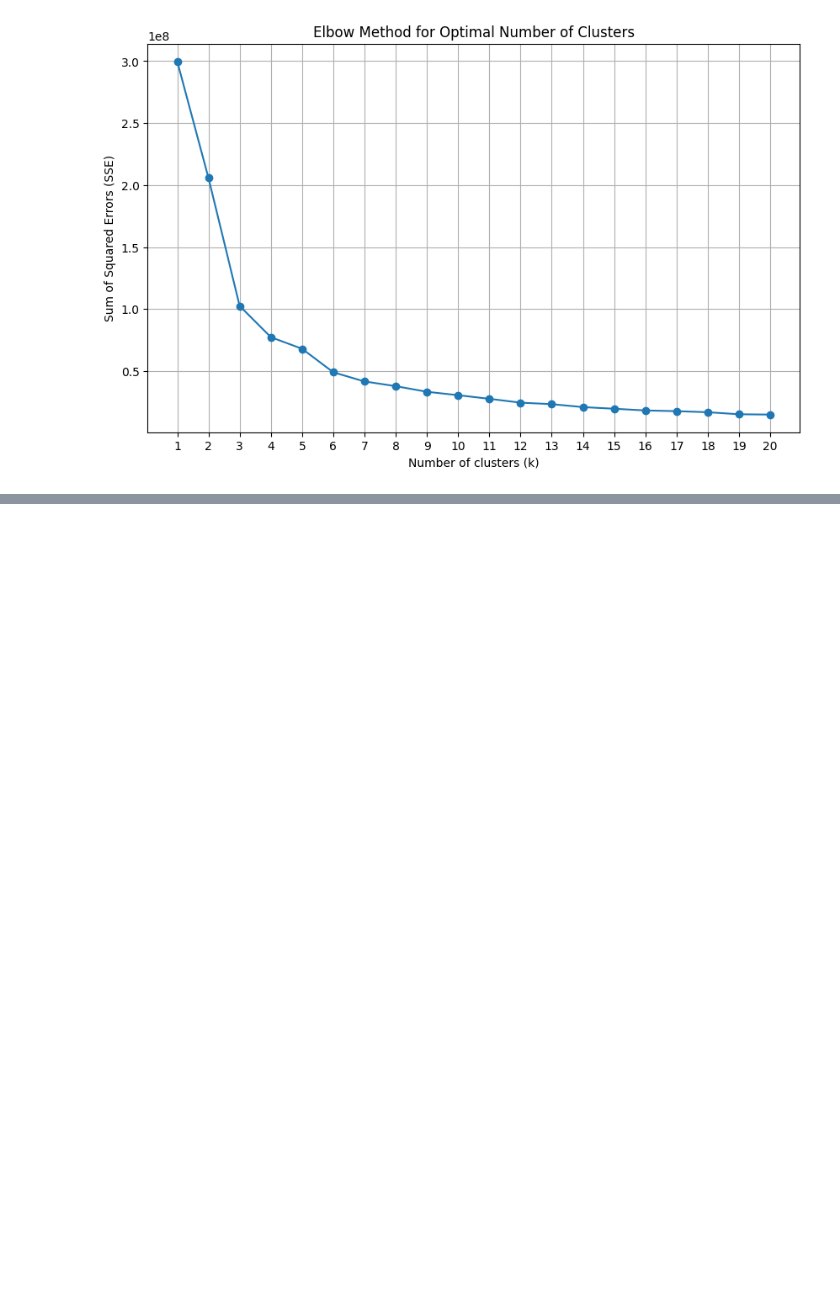
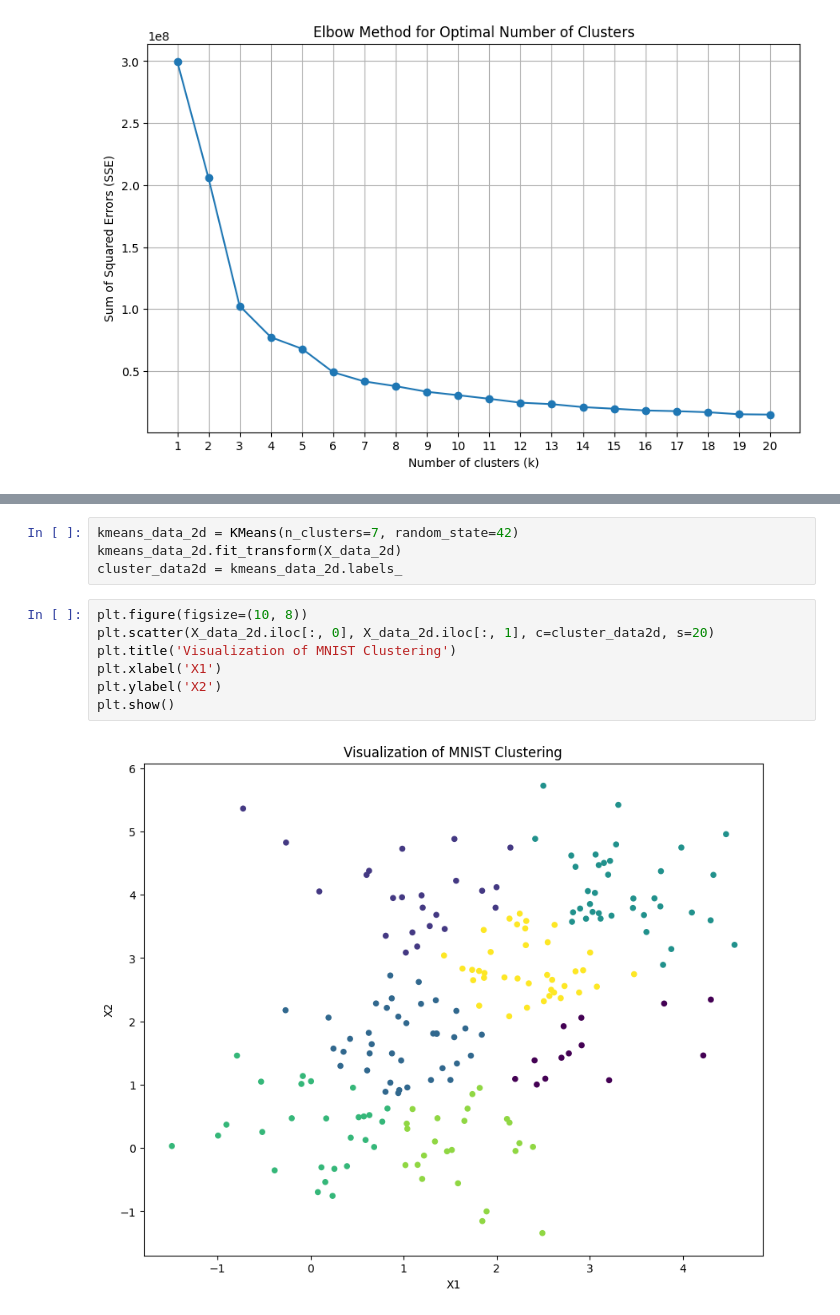
Before and after one commit to 4attye/goit-ds-hw-09, a Jupyter notebook: HW.ipynb, the cells around one changed output, grey strips where cells are left out. Saved outputs shown, nothing was run; the diff lists cells and outputs as text; blank space fills up the shorter version.

```diff
--- a/HW.ipynb
+++ b/HW.ipynb
@@ -67,0 +80,13 @@ plt.show()
+# %%
+kmeans_data_2d = KMeans(n_clusters=7, random_state=42)
+kmeans_data_2d.fit_transform(X_data_2d)
+cluster_data2d = kmeans_data_2d.labels_
+# %%
+plt.figure(figsize=(10, 8))
+plt.scatter(X_data_2d.iloc[:, 0], X_data_2d.iloc[:, 1], c=cluster_data2d, s=20)
+plt.title('Visualization of MNIST Clustering')
+plt.xlabel('X1')
+plt.ylabel('X2')
+plt.show()
+# %% [output]
+[figure, added]
```
Also changed, not shown: parts of 4 cells of this notebook.
